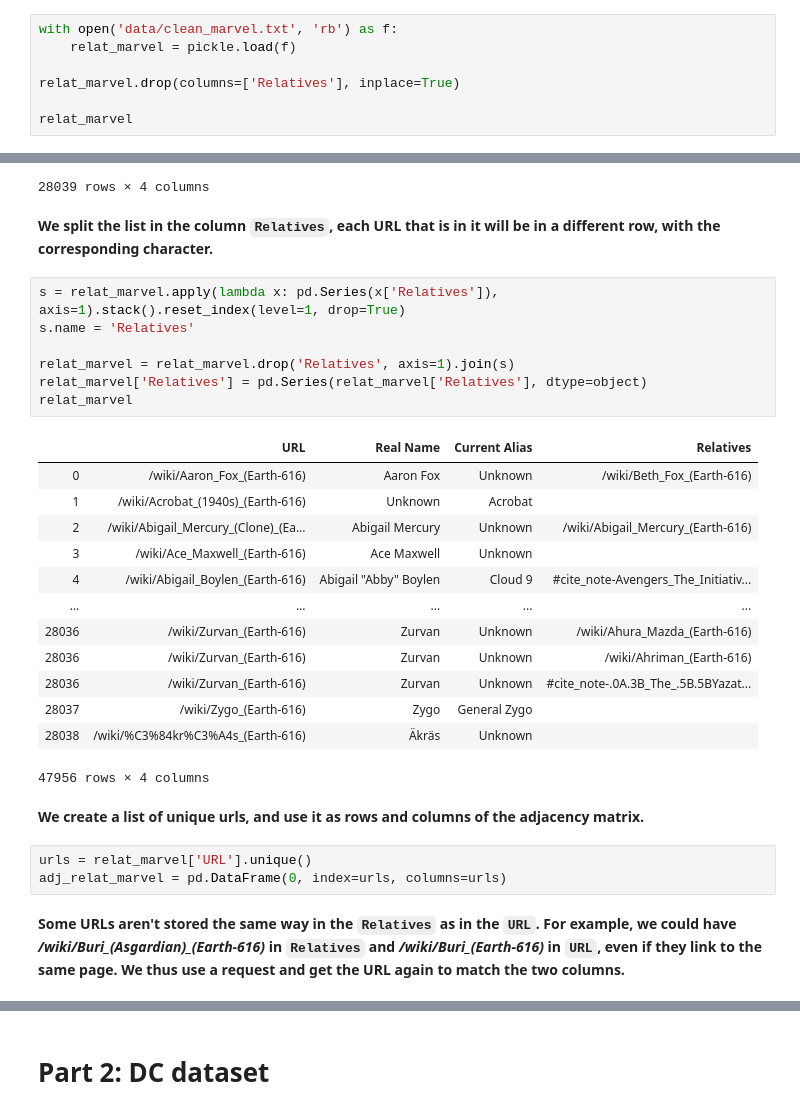
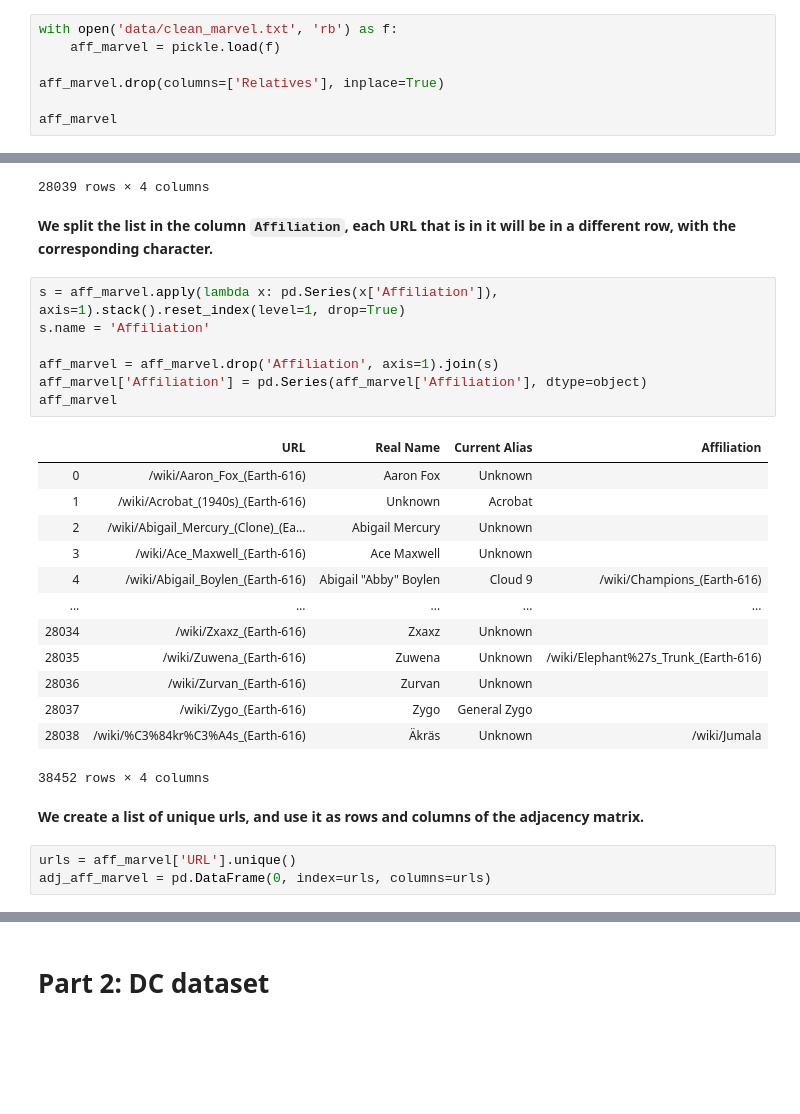
Before and after one commit to ahmedkooli/ntds_comics, a Jupyter notebook: affiliation_analysis.ipynb, the cells around one changed output, grey strips where cells are left out. Saved outputs shown, nothing was run; the diff lists cells and outputs as text; blank space fills up the shorter version.

```diff
--- a/affiliation_analysis.ipynb
+++ b/affiliation_analysis.ipynb
@@ -16,11 +17,11 @@ from sys import stdout
 # Part 1: Marvel dataset
 # %%
 with open('data/clean_marvel.txt', 'rb') as f:
-    relat_marvel = pickle.load(f)
+    aff_marvel = pickle.load(f)
 
-relat_marvel.drop(columns=['Relatives'], inplace=True)
+aff_marvel.drop(columns=['Relatives'], inplace=True)
 
-relat_marvel
+aff_marvel
 # %% [output]
 |  | URL | Real Name | Current Alias | Affiliation |
 | 0 | /wiki/Aaron_Fox_(Earth-616) | Aaron Fox | Unknown | [] |
@@ -36,32 +37,30 @@ relat_marvel
 | 28038 | /wiki/%C3%84kr%C3%A4s_(Earth-616) | Äkräs | Unknown | [/wiki/Jumala] |
 28039 rows × 4 columns
 # %% [markdown]
-**We split the list in the column `Relatives`, each URL that is in it will be in a different row, with the corresponding character.**
+**We split the list in the column `Affiliation`, each URL that is in it will be in a different row, with the corresponding character.**
 # %%
-s = relat_marvel.apply(lambda x: pd.Series(x['Relatives']), axis=1).stack().reset_index(level=1, drop=True)
-s.name = 'Relatives'
+s = aff_marvel.apply(lambda x: pd.Series(x['Affiliation']), axis=1).stack().reset_index(level=1, drop=True)
+s.name = 'Affiliation'
 
-relat_marvel = relat_marvel.drop('Relatives', axis=1).join(s)
-relat_marvel['Relatives'] = pd.Series(relat_marvel['Relatives'], dtype=object)
-relat_marvel
+aff_marvel = aff_marvel.drop('Affiliation', axis=1).join(s)
+aff_marvel['Affiliation'] = pd.Series(aff_marvel['Affiliation'], dtype=object)
+aff_marvel
 # %% [output]
-|  | URL | Real Name | Current Alias | Relatives |
-| 0 | /wiki/Aaron_Fox_(Earth-616) | Aaron Fox | Unknown | /wiki/Beth_Fox_(Earth-616) |
+|  | URL | Real Name | Current Alias | Affiliation |
+| 0 | /wiki/Aaron_Fox_(Earth-616) | Aaron Fox | Unknown |  |
 | 1 | /wiki/Acrobat_(1940s)_(Earth-616) | Unknown | Acrobat |  |
-| 2 | /wiki/Abigail_Mercury_(Clone)_(Ea... | Abigail Mercury | Unknown | /wiki/Abigail_Mercury_(Earth-616) |
+| 2 | /wiki/Abigail_Mercury_(Clone)_(Ea... | Abigail Mercury | Unknown |  |
 | 3 | /wiki/Ace_Maxwell_(Earth-616) | Ace Maxwell | Unknown |  |
-| 4 | /wiki/Abigail_Boylen_(Earth-616) | Abigail "Abby" Boylen | Cloud 9 | #cite_note-Avengers_The_Initiativ... |
+| 4 | /wiki/Abigail_Boylen_(Earth-616) | Abigail "Abby" Boylen | Cloud 9 | /wiki/Champions_(Earth-616) |
 | ... | ... | ... | ... | ... |
-| 28036 | /wiki/Zurvan_(Earth-616) | Zurvan | Unknown | /wiki/Ahura_Mazda_(Earth-616) |
-| 28036 | /wiki/Zurvan_(Earth-616) | Zurvan | Unknown | /wiki/Ahriman_(Earth-616) |
-| 28036 | /wiki/Zurvan_(Earth-616) | Zurvan | Unknown | #cite_note-.0A.3B_The_.5B.5BYazat... |
+| 28034 | /wiki/Zxaxz_(Earth-616) | Zxaxz | Unknown |  |
+| 28035 | /wiki/Zuwena_(Earth-616) | Zuwena | Unknown | /wiki/Elephant%27s_Trunk_(Earth-616) |
+| 28036 | /wiki/Zurvan_(Earth-616) | Zurvan | Unknown |  |
 | 28037 | /wiki/Zygo_(Earth-616) | Zygo | General Zygo |  |
-| 28038 | /wiki/%C3%84kr%C3%A4s_(Earth-616) | Äkräs | Unknown |  |
+| 28038 | /wiki/%C3%84kr%C3%A4s_(Earth-616) | Äkräs | Unknown | /wiki/Jumala |
-47956 rows × 4 columns
+38452 rows × 4 columns
 # %% [markdown]
 **We create a list of unique urls, and use it as rows and columns of the adjacency matrix.**
 # %%
-urls = relat_marvel['URL'].unique()
-adj_relat_marvel = pd.DataFrame(0, index=urls, columns=urls)
+urls = aff_marvel['URL'].unique()
+adj_aff_marvel = pd.DataFrame(0, index=urls, columns=urls)
-# %% [markdown]
-**Some URLs aren't stored the same way in the `Relatives` as in the `URL`. For example, we could have */wiki/Buri_(Asgardian)_(Earth-616)* in `Relatives` and */wiki/Buri_(Earth-616)* in `URL`, even if they link to the same page. We thus use a request and get the URL again to match the two columns.**
```
Also changed, not shown: parts of 27 cells of this notebook.
